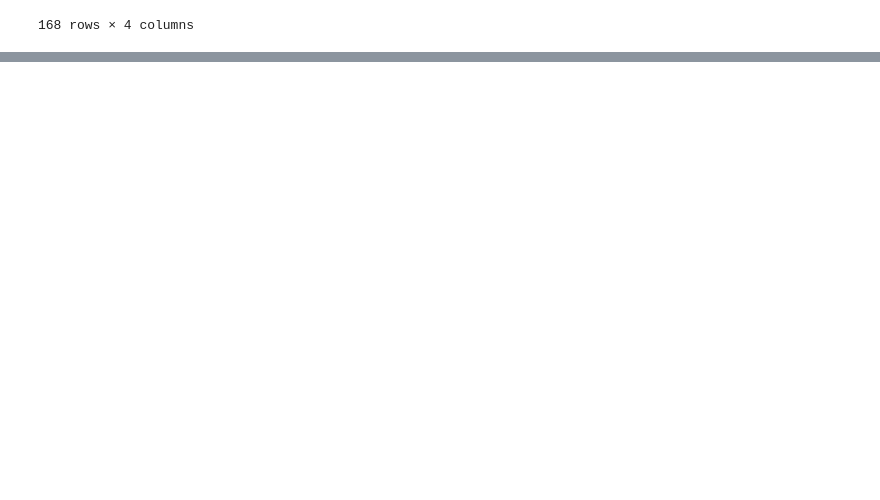
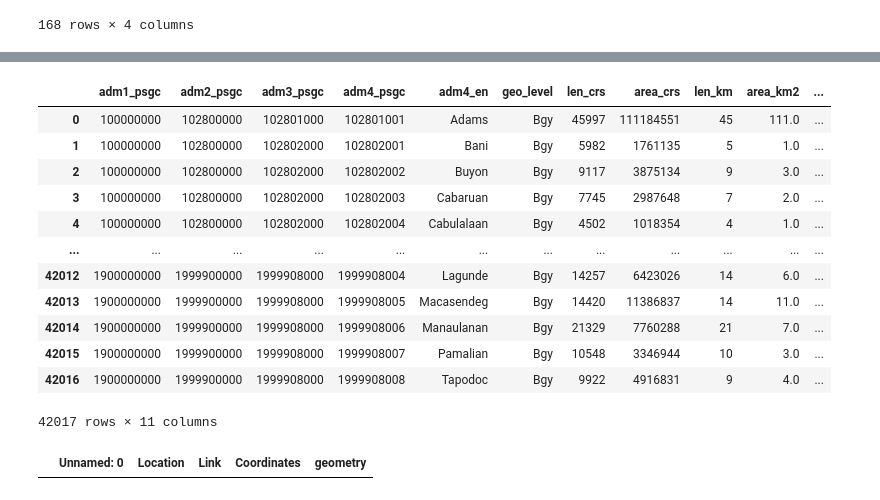
Before and after one commit to cayasryan/MicropowerSolarSuitability, a Jupyter notebook: 02_processing/2.7_spug_areas_processing.ipynb, the cells around one changed output, grey strips where cells are left out. Cells and saved outputs as stored; diff of their text form; code cells hidden in the pictures; blank space fills up the shorter version.

Commit message:
add spug areas + reorder table columns

```diff
--- a/02_processing/2.7_spug_areas_processing.ipynb
+++ b/02_processing/2.7_spug_areas_processing.ipynb
@@ -19,0 +205,24 @@ spug_data
+# %%
+import geopandas as gpd
+
+gdf_boundaries = gpd.read_file("../00_data/PH_Adm4_BgySubMuns.shp")
+gdf_boundaries
+# %% [output]
+|  | adm1_psgc | adm2_psgc | adm3_psgc | adm4_psgc | adm4_en | geo_level | len_crs | area_crs | len_km | area_km2 | ... |
+| 0 | 100000000 | 102800000 | 102801000 | 102801001 | Adams | Bgy | 45997 | 111184551 | 45 | 111.0 | ... |
+| 1 | 100000000 | 102800000 | 102802000 | 102802001 | Bani | Bgy | 5982 | 1761135 | 5 | 1.0 | ... |
+| 2 | 100000000 | 102800000 | 102802000 | 102802002 | Buyon | Bgy | 9117 | 3875134 | 9 | 3.0 | ... |
+| 3 | 100000000 | 102800000 | 102802000 | 102802003 | Cabaruan | Bgy | 7745 | 2987648 | 7 | 2.0 | ... |
+| 4 | 100000000 | 102800000 | 102802000 | 102802004 | Cabulalaan | Bgy | 4502 | 1018354 | 4 | 1.0 | ... |
+| ... | ... | ... | ... | ... | ... | ... | ... | ... | ... | ... | ... |
+| 42012 | 1900000000 | 1999900000 | 1999908000 | 1999908004 | Lagunde | Bgy | 14257 | 6423026 | 14 | 6.0 | ... |
+| 42013 | 1900000000 | 1999900000 | 1999908000 | 1999908005 | Macasendeg | Bgy | 14420 | 11386837 | 14 | 11.0 | ... |
+| 42014 | 1900000000 | 1999900000 | 1999908000 | 1999908006 | Manaulanan | Bgy | 21329 | 7760288 | 21 | 7.0 | ... |
+| 42015 | 1900000000 | 1999900000 | 1999908000 | 1999908007 | Pamalian | Bgy | 10548 | 3346944 | 10 | 3.0 | ... |
+| 42016 | 1900000000 | 1999900000 | 1999908000 | 1999908008 | Tapodoc | Bgy | 9922 | 4916831 | 9 | 4.0 | ... |
+42017 rows × 11 columns
+# %%
+# Check blank geometry in gdf_spug
+gdf_spug[gdf_spug['geometry'].isna()]
+# %% [output]
+|  | Unnamed: 0 | Location | Link | Coordinates | geometry |
```
Also changed, not shown: parts of 12 cells of this notebook, 2 other files.
